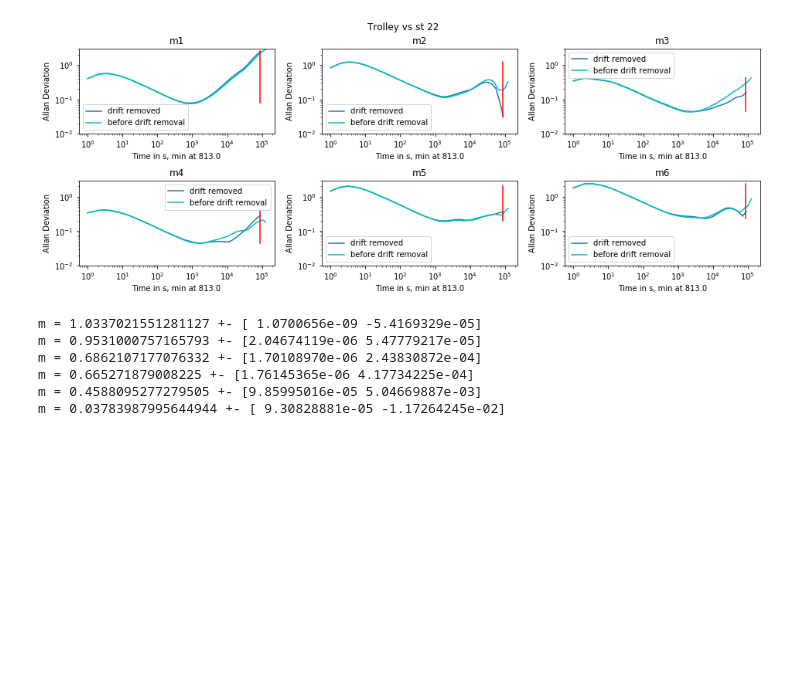
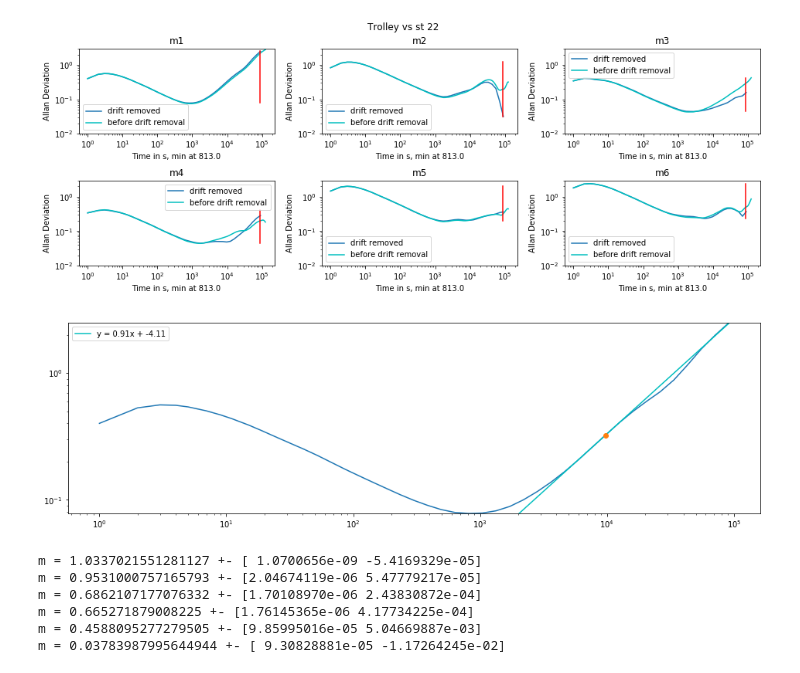
Before and after one commit to aetb/trfp, a Jupyter notebook: Superlong_st22_vs_trolley_Jonathan.ipynb, the cells around one changed output. Saved outputs shown, nothing was run; the diff lists cells and outputs as text; code cells hidden in the pictures; blank space fills up the shorter version.

```diff
--- a/Superlong_st22_vs_trolley_Jonathan.ipynb
+++ b/Superlong_st22_vs_trolley_Jonathan.ipynb
@@ -197,7 +201,7 @@ def LogSlope(x,y,a): #Returns the slope of a graph at x = a, a is the actual num
     fig.set_figheight(figheight)
     fig.set_figwidth(figwidth)
     axs.plot(x,y)
-    axs.plot(x, line, 'c', label = "y = " + str(np.round(m,2)) + "x + " + str(np.round(b, 2)))
+    axs.plot(x, line, label = "y = " + str(np.round(m,2)) + "x + " + str(np.round(b, 2)))
     axs.plot([x[t]], [y[t]],'o', 'k')
     axs.set_xscale('log')
     axs.set_yscale('log')
@@ -472,6 +547,10 @@ fig.suptitle("Trolley vs st 22")
 plt.show()
 # %% [output]
 [figure]
+# %%
+LogSlope(t1, ad1, 10000)
+# %% [output]
+[figure, added]
 # %%
 #Fitting a line through the unbinned data (Correlation)
 vars1, cov1 = curve_fit(line,trm1_list, st22m1_list)
```
Also changed, not shown: parts of 8 cells of this notebook, 8 other files.
